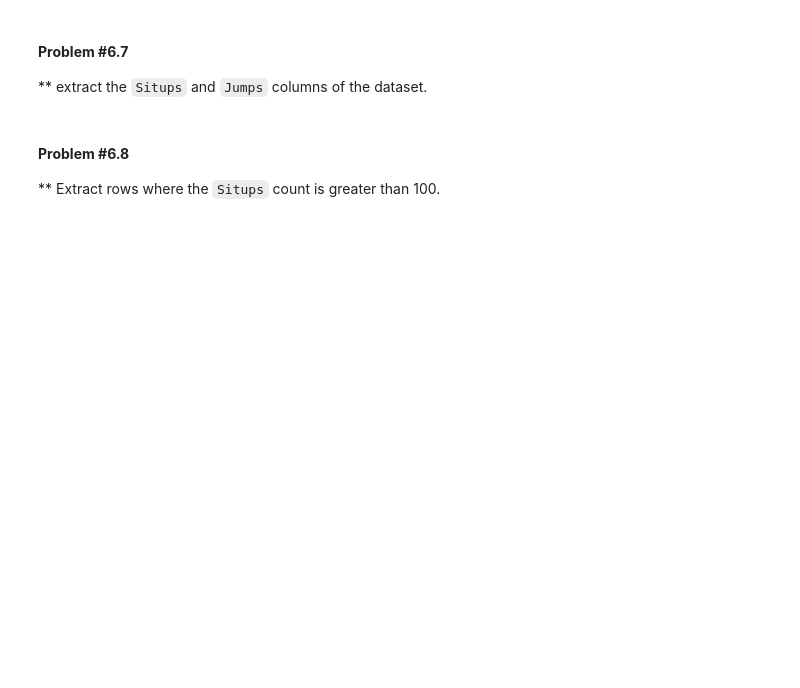
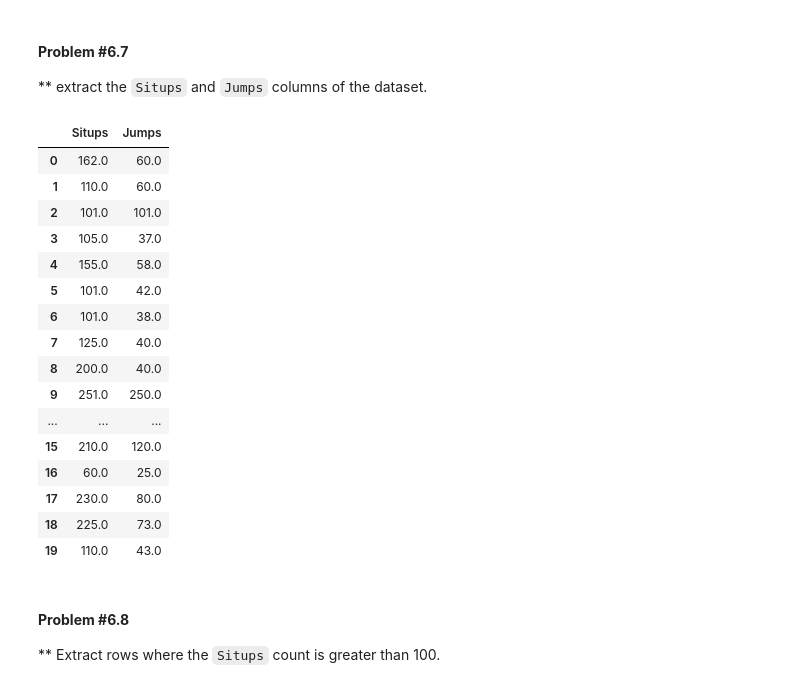
Before and after one commit to Gnuance/Comsc240-LabPandas2, a Jupyter notebook: Pandas_Dataset_Analysis_Lab_Notebook.ipynb, the cells around one changed output. Cells and saved outputs as stored; diff of their text form; code cells hidden in the pictures; blank space fills up the shorter version.

```diff
--- a/Pandas_Dataset_Analysis_Lab_Notebook.ipynb
+++ b/Pandas_Dataset_Analysis_Lab_Notebook.ipynb
@@ -645,6 +705,26 @@ linnerud_df.iloc[11:15]
 ** extract the `Situps` and `Jumps` columns of the dataset.
 # %%
 # code here
+sitJump = linnerud_df.loc[:, ["Situps","Jumps"]]
+sitJump
+# %% [output]
+|  | Situps | Jumps |
+| 0 | 162.0 | 60.0 |
+| 1 | 110.0 | 60.0 |
+| 2 | 101.0 | 101.0 |
+| 3 | 105.0 | 37.0 |
+| 4 | 155.0 | 58.0 |
+| 5 | 101.0 | 42.0 |
+| 6 | 101.0 | 38.0 |
+| 7 | 125.0 | 40.0 |
+| 8 | 200.0 | 40.0 |
+| 9 | 251.0 | 250.0 |
+| ... | ... | ... |
+| 15 | 210.0 | 120.0 |
+| 16 | 60.0 | 25.0 |
+| 17 | 230.0 | 80.0 |
+| 18 | 225.0 | 73.0 |
+| 19 | 110.0 | 43.0 |
 # %% [markdown]
 #### **Problem #6.8**
 
```
Also changed, not shown: parts of 12 cells of this notebook.
